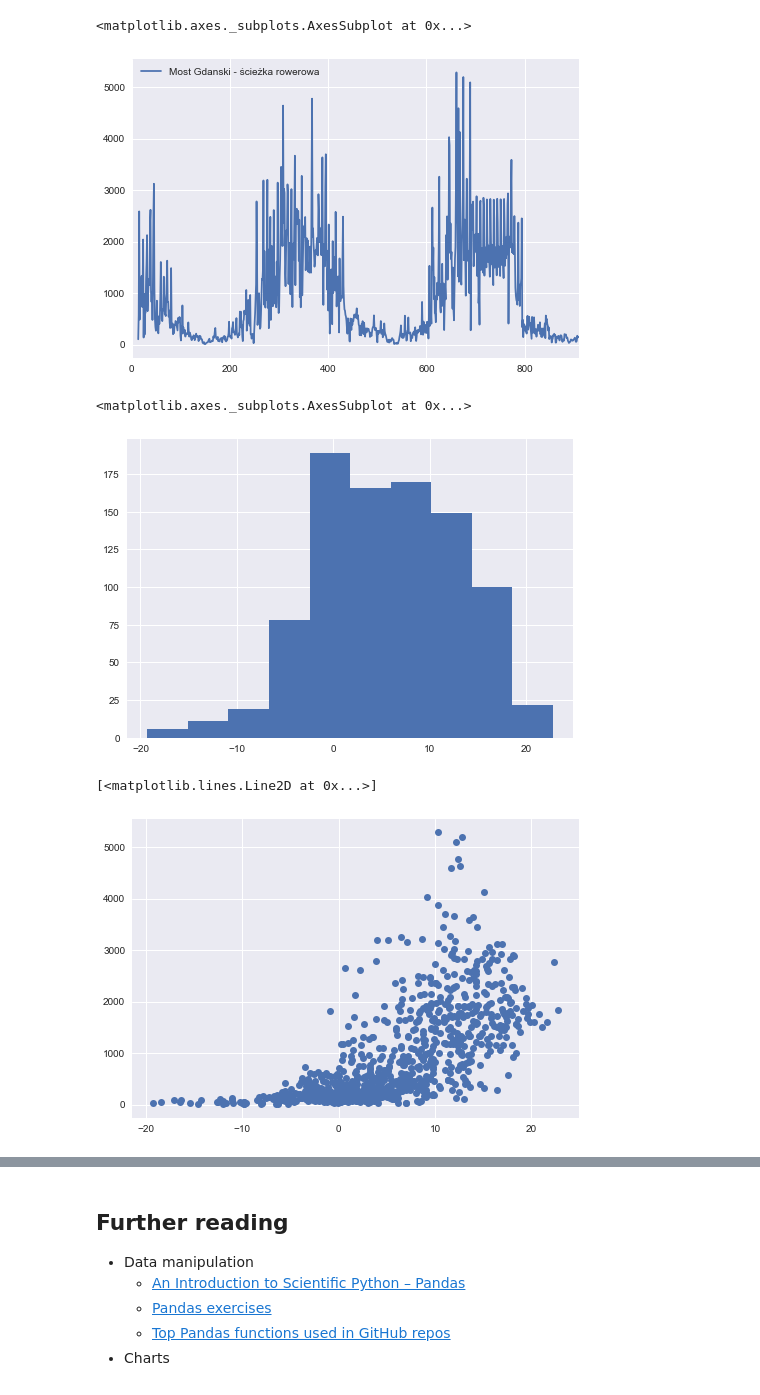
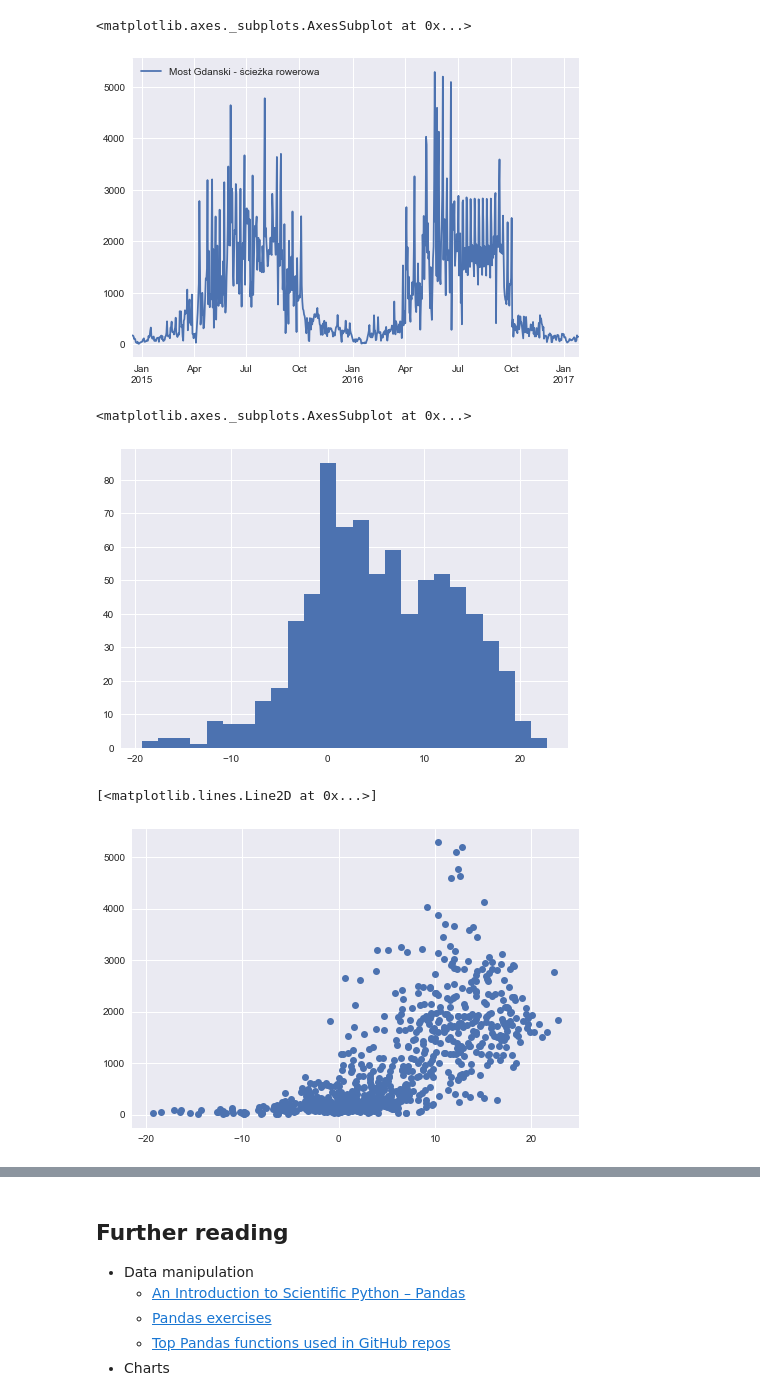
Before and after one commit to stared/uw-ml-python-2017, a Jupyter notebook: 2_data_exploration.ipynb, the cells around one changed output, grey strips where cells are left out. Saved outputs shown, nothing was run; the diff lists cells and outputs as text; code cells hidden in the pictures.

```diff
--- a/2_data_exploration.ipynb
+++ b/2_data_exploration.ipynb
@@ -26,7 +26,7 @@ import matplotlib.pyplot as plt
 import seaborn as sns
 # %%
 # reading CSV data
-days = pd.read_csv("data/bicycles_weather.csv", index_col=0, parse_dates=['date'])
+days = pd.read_csv("data/bicycles_weather.csv", index_col=0, parse_dates=[0])
 # %%
 # first entries
 days.head()
@@ -129,17 +163,18 @@ days['Most Gdanski - ścieżka rowerowa'].plot()
 # %%
+# plotting a 1-column DataFrame (splot the difference!)
 days[['Most Gdanski - ścieżka rowerowa']].plot()
 # %% [output]
 <matplotlib.axes._subplots.AxesSubplot at 0x...>
-[figure, old version]
+[figure, new version]
 # %%
 # number of days with each temperature
-days['value'].hist()
+days['temp'].hist(bins=25)
 # %% [output]
 <matplotlib.axes._subplots.AxesSubplot at 0x...>
-[figure, old version]
+[figure, new version]
 # %%
-some_data = days[['Most Gdanski - ścieżka rowerowa', 'value']].dropna()
-plt.plot(some_data['value'], some_data['Most Gdanski - ścieżka rowerowa'], 'o')
+some_data = days[['Most Gdanski - ścieżka rowerowa', 'temp']].dropna()
+plt.plot(some_data['temp'], some_data['Most Gdanski - ścieżka rowerowa'], 'o')
 # %% [output]
 [<matplotlib.lines.Line2D at 0x...>]
-[figure, old version]
+[figure, new version]
```
Also changed, not shown: parts of 27 cells of this notebook.
